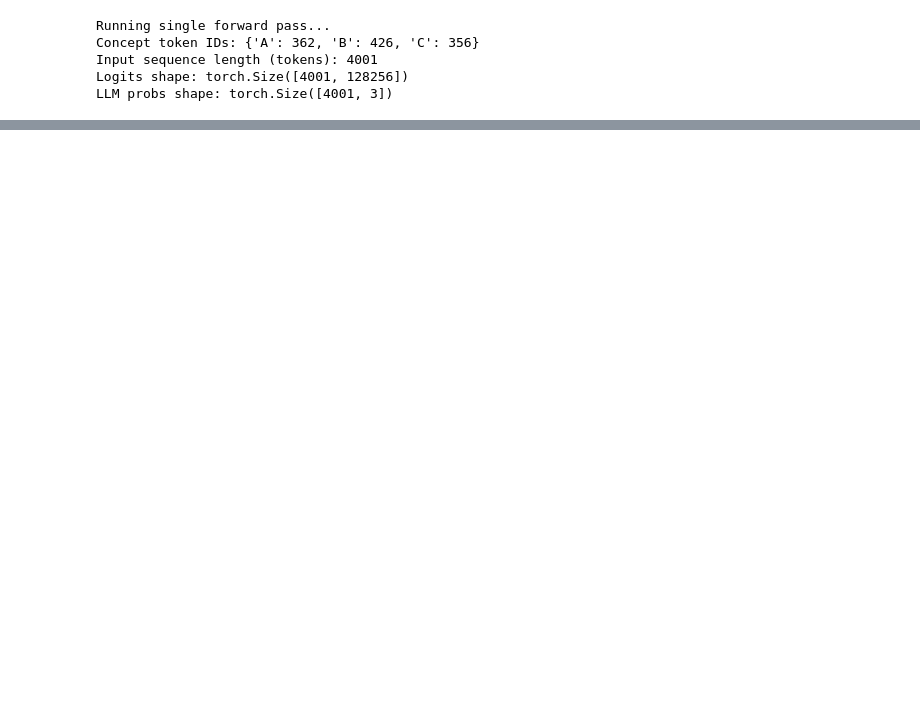
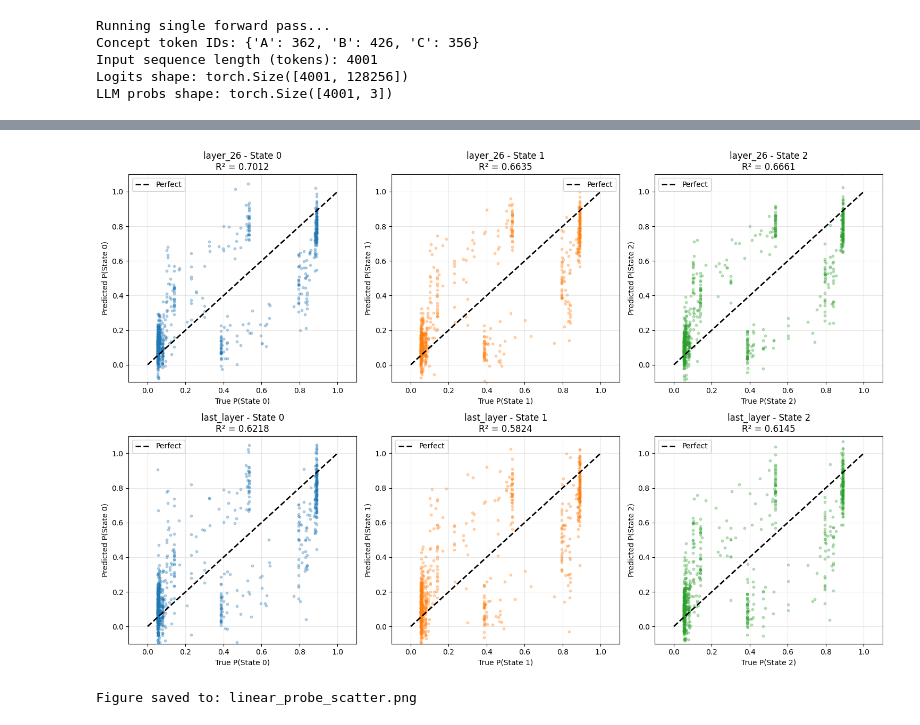
Before and after one commit to chiragr5241/geometric-interpretability-LLMs, a Jupyter notebook: experiments/accuracy_vs_context_HMM.ipynb, the cells around one changed output, grey strips where cells are left out. Drawn from its saved outputs; the diff is of its cells as text; code cells hidden in the pictures; blank space fills up the shorter version.

```diff
--- a/experiments/accuracy_vs_context_HMM.ipynb
+++ b/experiments/accuracy_vs_context_HMM.ipynb
@@ -303,0 +619,40 @@ Random baseline (1/3): 0.3333
+# %%
+# --- Compare Predicted vs True Belief States ---
+
+fig, axes = plt.subplots(2, 3, figsize=(15, 10))
+
+for row, (layer_name, result) in enumerate(results.items()):
+    y_test = result['y_test']
+    y_pred = result['y_pred_test']
+
+    # Plot each state component
+    for state_idx in range(3):
+        ax = axes[row, state_idx]
+
+        ax.scatter(y_test[:, state_idx], y_pred[:, state_idx],
+                  alpha=0.3, s=10, c=f'C{state_idx}')
+
+        # Perfect prediction line
+        ax.plot([0, 1], [0, 1], 'k--', linewidth=2, label='Perfect')
+
+        # Compute per-state R²
+        ss_res = np.sum((y_test[:, state_idx] - y_pred[:, state_idx])**2)
+        ss_tot = np.sum((y_test[:, state_idx] - y_test[:, state_idx].mean())**2)
+        r2_state = 1 - ss_res / ss_tot
+
+        ax.set_xlabel(f'True P(State {state_idx})')
+        ax.set_ylabel(f'Predicted P(State {state_idx})')
+        ax.set_title(f'{layer_name} - State {state_idx}\nR² = {r2_state:.4f}')
+        ax.set_xlim(-0.1, 1.1)
+        ax.set_ylim(-0.1, 1.1)
+        ax.grid(True, alpha=0.3)
+        ax.legend()
+
+plt.tight_layout()
+plt.savefig('linear_probe_scatter.png', dpi=150, bbox_inches='tight')
+plt.show()
+
+print(f"Figure saved to: linear_probe_scatter.png")
+# %% [output]
+[figure, added]
+Figure saved to: linear_probe_scatter.png
```
Also changed, not shown: parts of 32 cells of this notebook, 2 other files.
